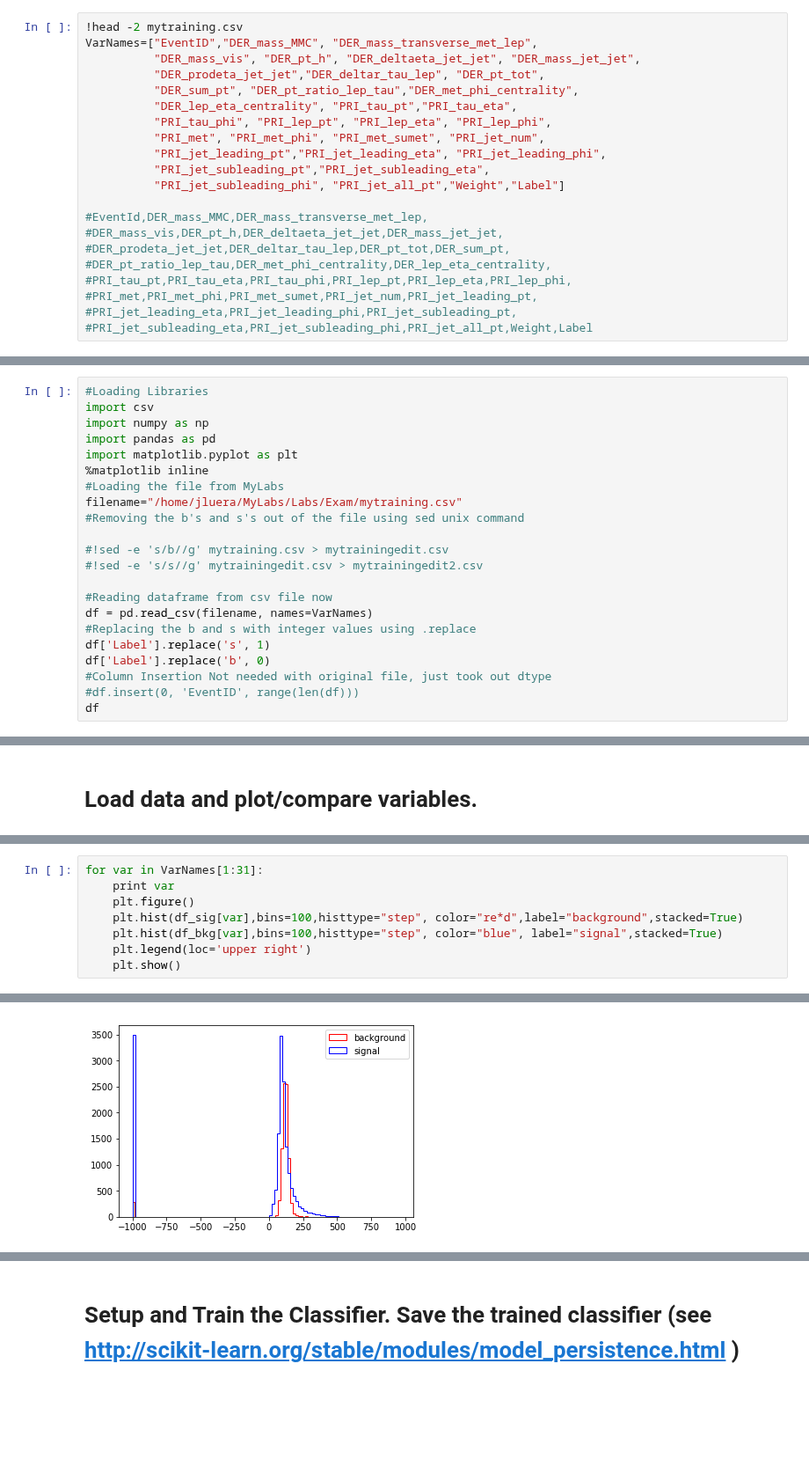
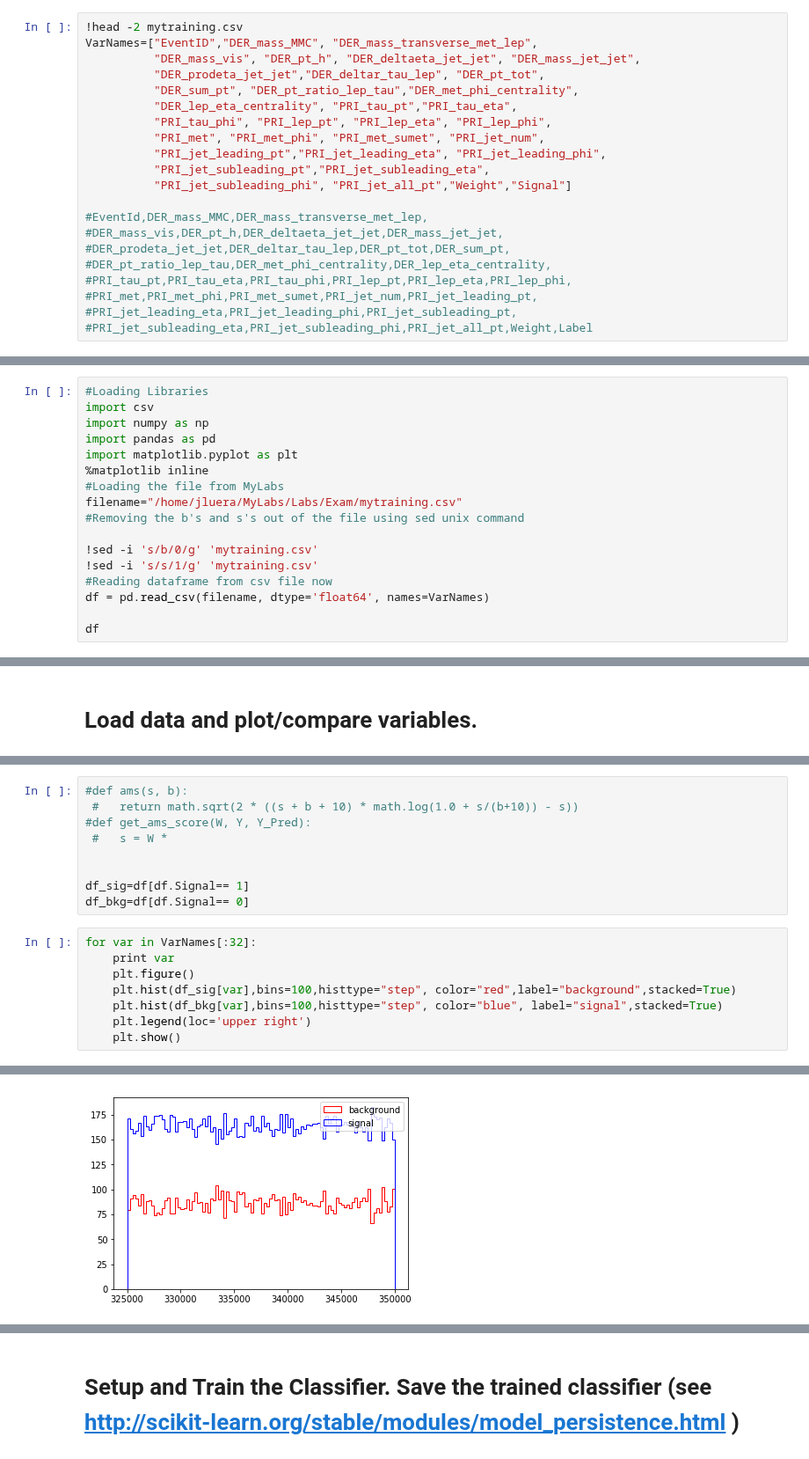
Before and after one commit to Sephfire05/DLHEP2018, a Jupyter notebook: Labs/Exam/Exam.ipynb, the cells around one changed output, grey strips where cells are left out. Shown at 88% size. Cells and saved outputs as stored; diff of their text form; blank space fills up the shorter version.

```diff
--- a/Labs/Exam/Exam.ipynb
+++ b/Labs/Exam/Exam.ipynb
@@ -63,7 +63,7 @@ VarNames=["EventID","DER_mass_MMC", "DER_mass_transverse_met_lep",
           "PRI_met", "PRI_met_phi", "PRI_met_sumet", "PRI_jet_num",
           "PRI_jet_leading_pt","PRI_jet_leading_eta", "PRI_jet_leading_phi",
           "PRI_jet_subleading_pt","PRI_jet_subleading_eta",
-          "PRI_jet_subleading_phi", "PRI_jet_all_pt","Weight","Label"]
+          "PRI_jet_subleading_phi", "PRI_jet_all_pt","Weight","Signal"]
 
 #EventId,DER_mass_MMC,DER_mass_transverse_met_lep,
 #DER_mass_vis,DER_pt_h,DER_deltaeta_jet_jet,DER_mass_jet_jet,
@@ -89,15 +89,10 @@ import matplotlib.pyplot as plt
 filename="/home/jluera/MyLabs/Labs/Exam/mytraining.csv"
 #Removing the b's and s's out of the file using sed unix command
 
-#!sed -e 's/b//g' mytraining.csv > mytrainingedit.csv
-#!sed -e 's/s//g' mytrainingedit.csv > mytrainingedit2.csv
+!sed -i 's/b/0/g' 'mytraining.csv'
+!sed -i 's/s/1/g' 'mytraining.csv'
+#Reading dataframe from csv file now
+df = pd.read_csv(filename, dtype='float64', names=VarNames)
 
-#Reading dataframe from csv file now
-df = pd.read_csv(filename, names=VarNames)
-#Replacing the b and s with integer values using .replace
-df['Label'].replace('s', 1)
-df['Label'].replace('b', 0)
-#Column Insertion Not needed with original file, just took out dtype
-#df.insert(0, 'EventID', range(len(df)))
 df
 # %% [output]
@@ -113,8 +119,17 @@ df_bkg=df[df.Label=='b']
+# %%
+#def ams(s, b):
+ #   return math.sqrt(2 * ((s + b + 10) * math.log(1.0 + s/(b+10)) - s))
+#def get_ams_score(W, Y, Y_Pred):
+ #   s = W *
+
+
+df_sig=df[df.Signal== 1]
+df_bkg=df[df.Signal== 0]
 # %%
-for var in VarNames[1:31]:
+for var in VarNames[:32]:
     print var
     plt.figure()
-    plt.hist(df_sig[var],bins=100,histtype="step", color="re*d",label="background",stacked=True)
+    plt.hist(df_sig[var],bins=100,histtype="step", color="red",label="background",stacked=True)
     plt.hist(df_bkg[var],bins=100,histtype="step", color="blue", label="signal",stacked=True)
     plt.legend(loc='upper right')
     plt.show()
@@ -123 +138 @@ DER_mass_MMC
-[figure, old version]
+[figure, new version]
```
Also changed, not shown: parts of 14 cells of this notebook.
